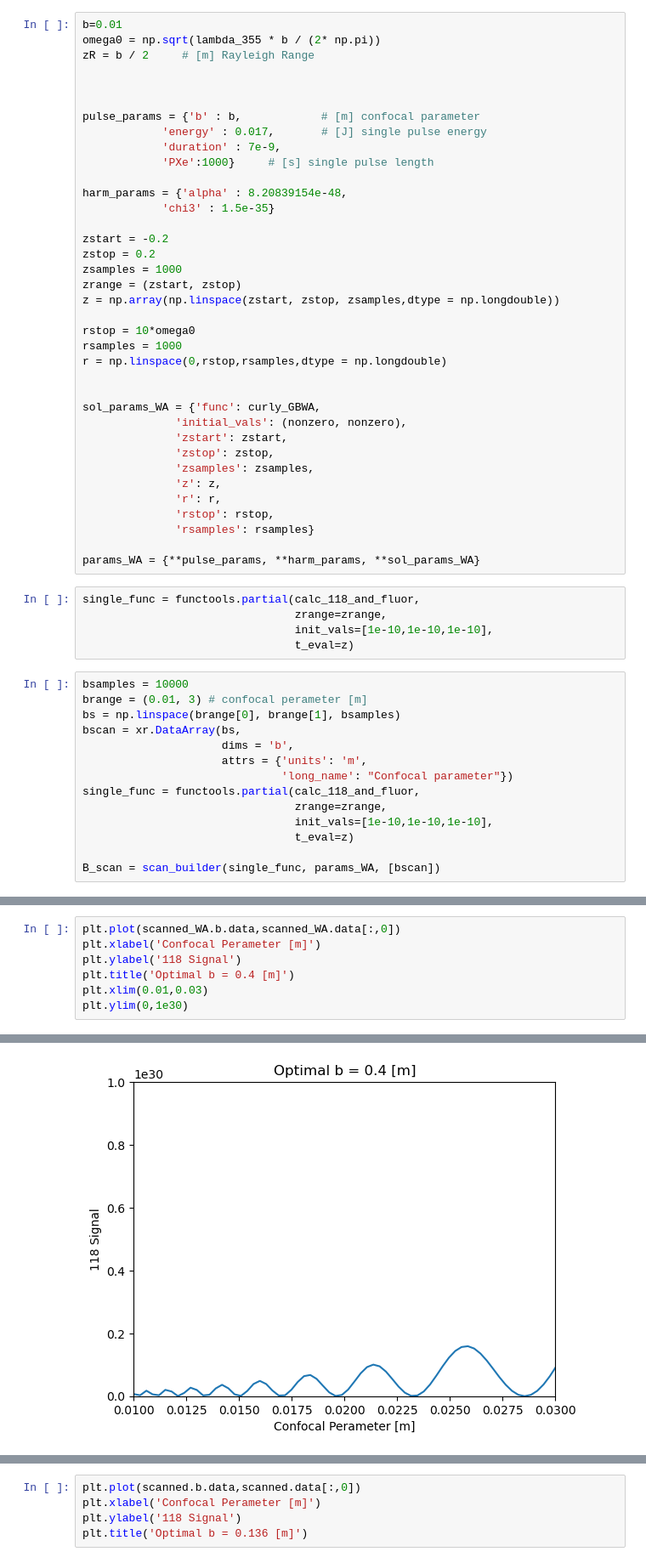
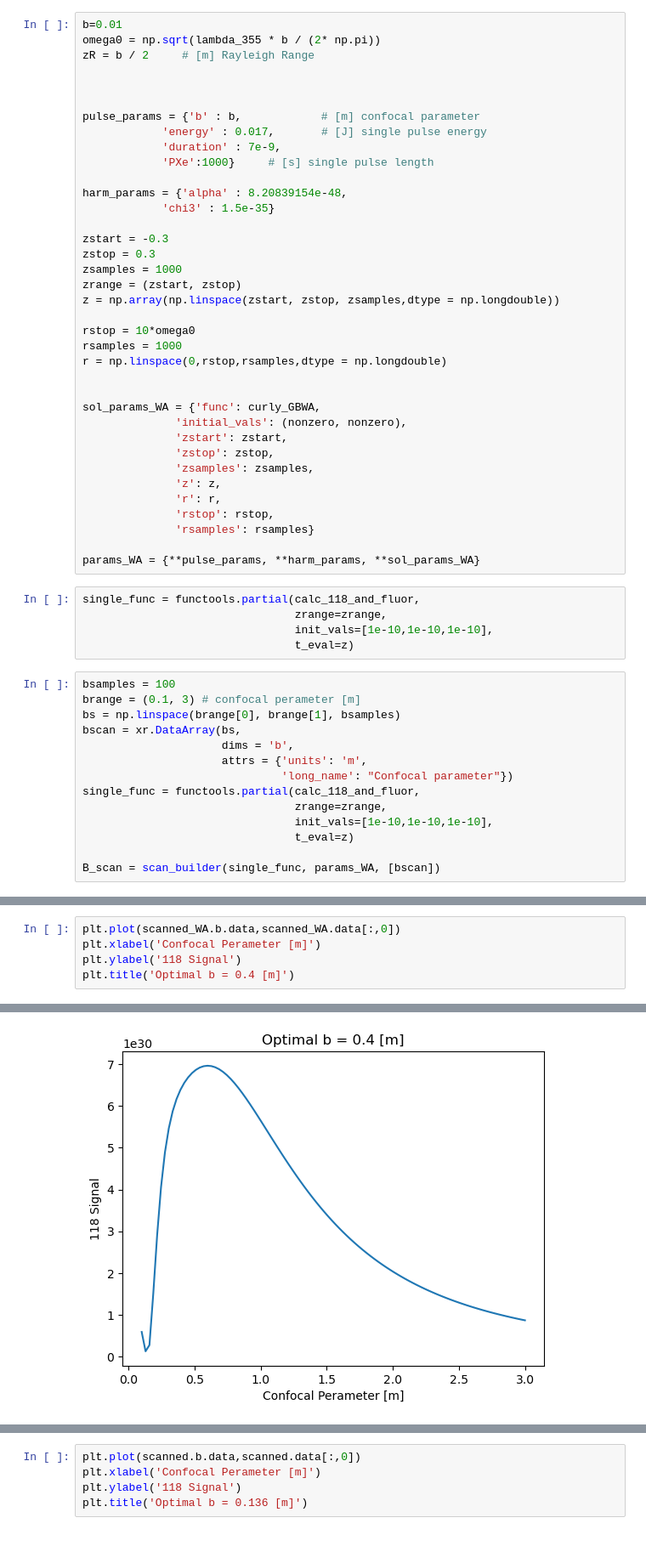
Before and after one commit to OliverQuinonez/118-Project, a Jupyter notebook: bscan.ipynb, the cells around one changed output, grey strips where cells are left out. Shown at 85% size. Drawn from its saved outputs; the diff is of its cells as text.

```diff
--- a/bscan.ipynb
+++ b/bscan.ipynb
@@ -28,8 +30,8 @@ pulse_params = {'b' : b,            # [m] confocal parameter
 harm_params = {'alpha' : 8.20839154e-48,
             'chi3' : 1.5e-35}
 
-zstart = -0.2
-zstop = 0.2
+zstart = -0.3
+zstop = 0.3
 zsamples = 1000
 zrange = (zstart, zstop)
 z = np.array(np.linspace(zstart, zstop, zsamples,dtype = np.longdouble))
@@ -56,8 +58,8 @@ single_func = functools.partial(calc_118_and_fluor,
                                 init_vals=[1e-10,1e-10,1e-10],
                                 t_eval=z)
 # %%
-bsamples = 10000
-brange = (0.01, 3) # confocal perameter [m]
+bsamples = 100
+brange = (0.1, 3) # confocal perameter [m]
 bs = np.linspace(brange[0], brange[1], bsamples)
 bscan = xr.DataArray(bs,
                      dims = 'b',
@@ -102,6 +104,4 @@ plt.plot(scanned_WA.b.data,scanned_WA.data[:,0])
 plt.xlabel('Confocal Perameter [m]')
 plt.ylabel('118 Signal')
 plt.title('Optimal b = 0.4 [m]')
-plt.xlim(0.01,0.03)
-plt.ylim(0,1e30)
 # %% [output]
@@ -109 +109 @@ plt.ylim(0,1e30)
-[figure, old version]
+[figure, new version]
```
Also changed, not shown: parts of 13 cells of this notebook, 2 other files.
